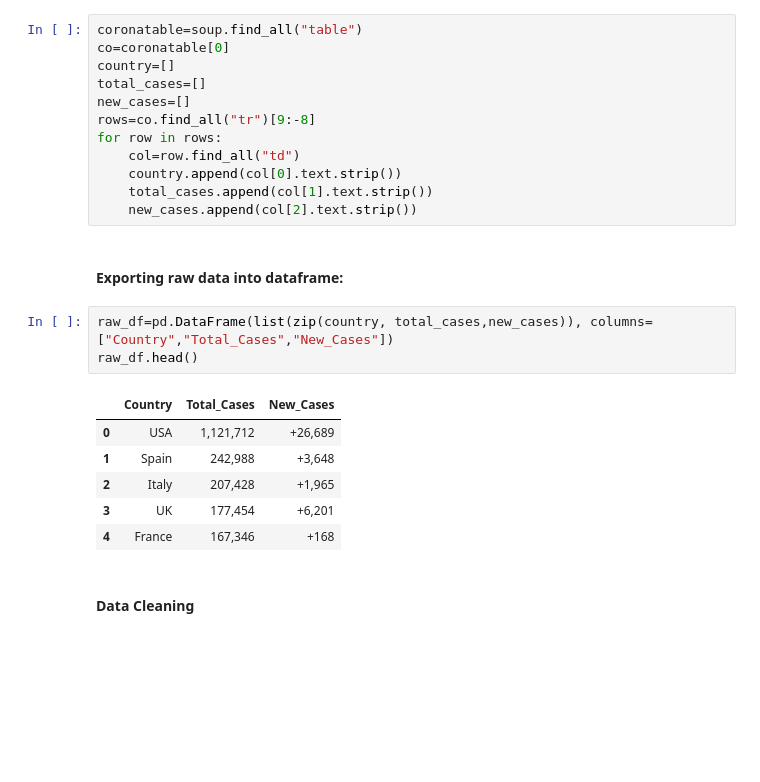
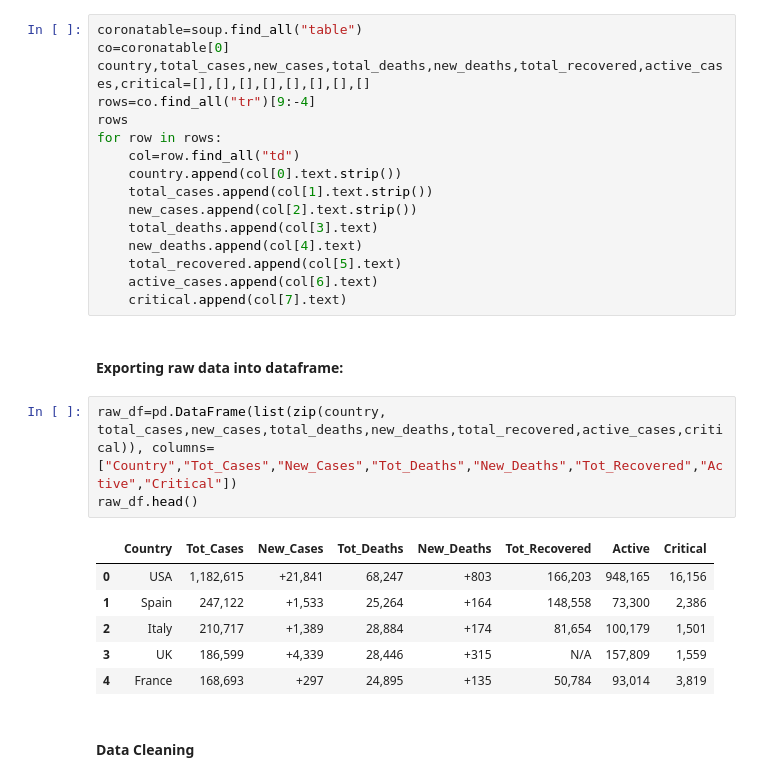
Before and after one commit to DeveloperAritro/COVID_19, a Jupyter notebook: Assignment1_COVID19.ipynb, the cells around one changed output. Cells and saved outputs as stored; diff of their text form; blank space fills up the shorter version.

```diff
--- a/Assignment1_COVID19.ipynb
+++ b/Assignment1_COVID19.ipynb
@@ -131,27 +131,31 @@ soup=BeautifulSoup(requests.get(world_url).content, "html.parser")
 # %%
 coronatable=soup.find_all("table")
 co=coronatable[0]
-country=[]
-total_cases=[]
-new_cases=[]
-rows=co.find_all("tr")[9:-8]
+country,total_cases,new_cases,total_deaths,new_deaths,total_recovered,active_cases,critical=[],[],[],[],[],[],[],[]
+rows=co.find_all("tr")[9:-4]
+rows
 for row in rows:
     col=row.find_all("td")
     country.append(col[0].text.strip())
     total_cases.append(col[1].text.strip())
     new_cases.append(col[2].text.strip())
+    total_deaths.append(col[3].text)
+    new_deaths.append(col[4].text)
+    total_recovered.append(col[5].text)
+    active_cases.append(col[6].text)
+    critical.append(col[7].text)
 # %% [markdown]
 #### Exporting raw data into dataframe:
 # %%
-raw_df=pd.DataFrame(list(zip(country, total_cases,new_cases)), columns=["Country","Total_Cases","New_Cases"])
+raw_df=pd.DataFrame(list(zip(country, total_cases,new_cases,total_deaths,new_deaths,total_recovered,active_cases,critical)), columns=["Country","Tot_Cases","New_Cases","Tot_Deaths","New_Deaths","Tot_Recovered","Active","Critical"])
 raw_df.head()
 # %% [output]
-|  | Country | Total_Cases | New_Cases |
-| 0 | USA | 1,121,712 | +26,689 |
-| 1 | Spain | 242,988 | +3,648 |
-| 2 | Italy | 207,428 | +1,965 |
-| 3 | UK | 177,454 | +6,201 |
-| 4 | France | 167,346 | +168 |
+|  | Country | Tot_Cases | New_Cases | Tot_Deaths | New_Deaths | Tot_Recovered | Active | Critical |
+| 0 | USA | 1,182,615 | +21,841 | 68,247 | +803 | 166,203 | 948,165 | 16,156 |
+| 1 | Spain | 247,122 | +1,533 | 25,264 | +164 | 148,558 | 73,300 | 2,386 |
+| 2 | Italy | 210,717 | +1,389 | 28,884 | +174 | 81,654 | 100,179 | 1,501 |
+| 3 | UK | 186,599 | +4,339 | 28,446 | +315 | N/A | 157,809 | 1,559 |
+| 4 | France | 168,693 | +297 | 24,895 | +135 | 50,784 | 93,014 | 3,819 |
 # %% [markdown]
 #### Data Cleaning
 # %%
```
Also changed, not shown: parts of 4 cells of this notebook.
